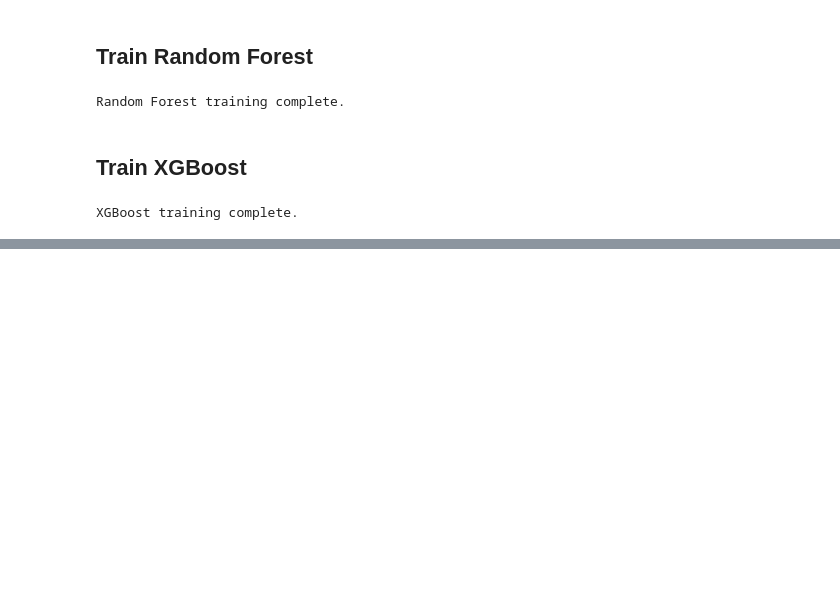
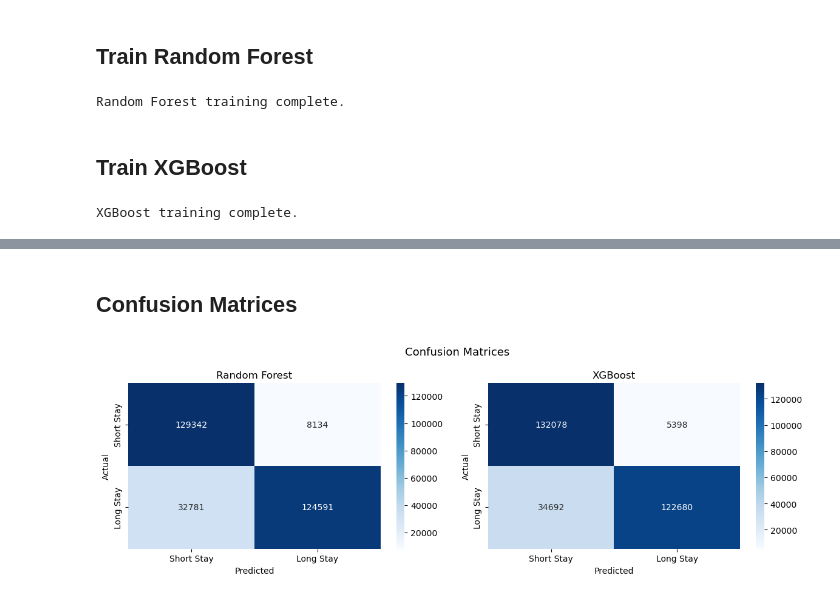
Before and after one commit to abhijith-mohanan/parking_slot_prediction, a Jupyter notebook: parkingslot.ipynb, the cells around one changed output, grey strips where cells are left out. Drawn from its saved outputs; the diff is of its cells as text; code cells hidden in the pictures; blank space fills up the shorter version.

```diff
--- a/parkingslot.ipynb
+++ b/parkingslot.ipynb
@@ -573,0 +612,23 @@ XGBoost training complete.
+# %% [markdown]
+##  Confusion Matrices
+# %%
+fig, axes = plt.subplots(1, 2, figsize=(12, 4))
+fig.suptitle('Confusion Matrices', fontsize=13)
+
+for ax, pred, title in zip(
+    axes,
+    [rf_pred, xgb_pred],
+    ['Random Forest', 'XGBoost']
+):
+    cm = confusion_matrix(y_test, pred)
+    sns.heatmap(cm, annot=True, fmt='d', cmap='Blues', ax=ax,
+                xticklabels=['Short Stay','Long Stay'],
+                yticklabels=['Short Stay','Long Stay'])
+    ax.set_title(title)
+    ax.set_xlabel('Predicted')
+    ax.set_ylabel('Actual')
+
+plt.tight_layout()
+plt.show()
+# %% [output]
+[figure, added]
```
Also changed, not shown: parts of 11 cells of this notebook.
